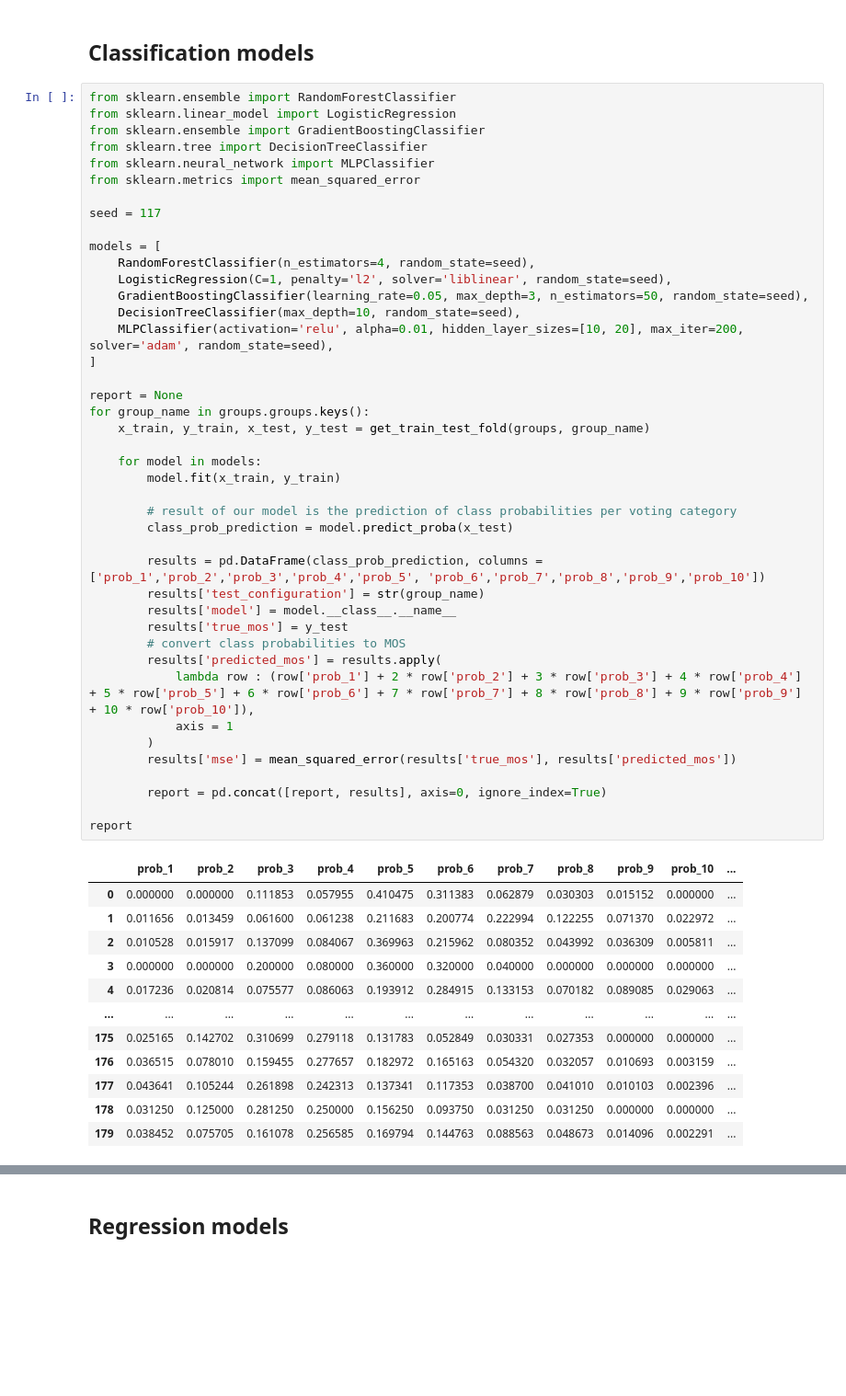
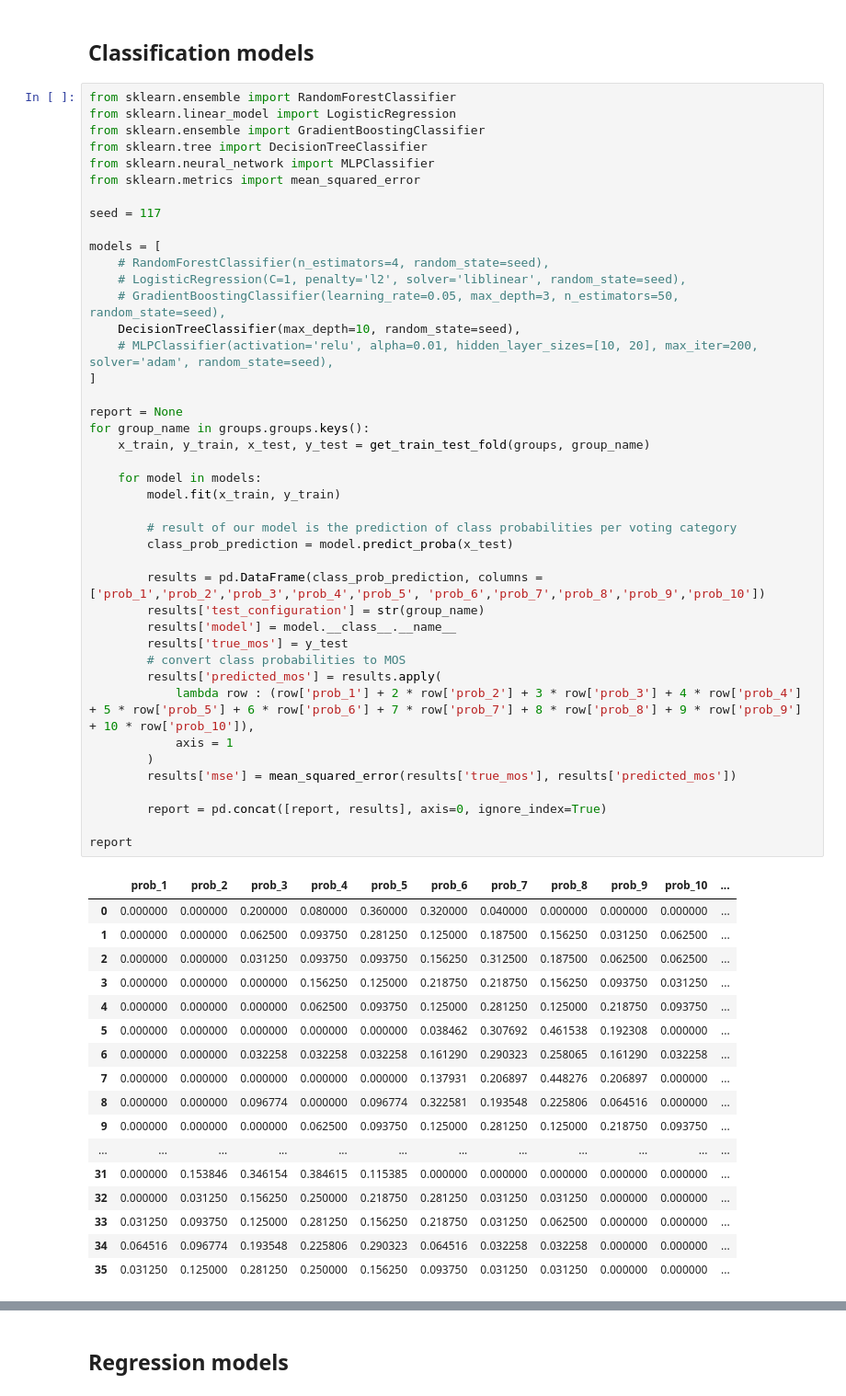
Before and after one commit to minhkstn/PointCloudQoEModels, a Jupyter notebook: point_cloud_qoe_models.ipynb, the cells around one changed output, grey strips where cells are left out. Shown: that part at 92% size. Saved outputs shown, nothing was run; the diff lists cells and outputs as text; blank space fills up the shorter version.

```diff
--- a/point_cloud_qoe_models.ipynb
+++ b/point_cloud_qoe_models.ipynb
@@ -468,47 +468,52 @@ from sklearn.metrics import mean_squared_error
 seed = 117
 
 models = [
-    RandomForestClassifier(n_estimators=4, random_state=seed),
-    LogisticRegression(C=1, penalty='l2', solver='liblinear', random_state=seed),
-    GradientBoostingClassifier(learning_rate=0.05, max_depth=3, n_estimators=50, random_state=seed),
+    # RandomForestClassifier(n_estimators=4, random_state=seed),
+    # LogisticRegression(C=1, penalty='l2', solver='liblinear', random_state=seed),
+    # GradientBoostingClassifier(learning_rate=0.05, max_depth=3, n_estimators=50, random_state=seed),
     DecisionTreeClassifier(max_depth=10, random_state=seed),
-    MLPClassifier(activation='relu', alpha=0.01, hidden_layer_sizes=[10, 20], max_iter=200, solver='adam', random_state=seed),
+    # MLPClassifier(activation='relu', alpha=0.01, hidden_layer_sizes=[10, 20], max_iter=200, solver='adam', random_state=seed),
 ]
 
 report = None
 for group_name in groups.groups.keys():
     x_train, y_train, x_test, y_test = get_train_test_fold(groups, group_name)
 
     for model in models:
         model.fit(x_train, y_train)
 
         # result of our model is the prediction of class probabilities per voting category
         class_prob_prediction = model.predict_proba(x_test)
 
         results = pd.DataFrame(class_prob_prediction, columns = ['prob_1','prob_2','prob_3','prob_4','prob_5', 'prob_6','prob_7','prob_8','prob_9','prob_10'])
         results['test_configuration'] = str(group_name)
         results['model'] = model.__class__.__name__
         results['true_mos'] = y_test
         # convert class probabilities to MOS
         results['predicted_mos'] = results.apply(
             lambda row : (row['prob_1'] + 2 * row['prob_2'] + 3 * row['prob_3'] + 4 * row['prob_4'] + 5 * row['prob_5'] + 6 * row['prob_6'] + 7 * row['prob_7'] + 8 * row['prob_8'] + 9 * row['prob_9'] + 10 * row['prob_10']),
             axis = 1
         )
         results['mse'] = mean_squared_error(results['true_mos'], results['predicted_mos'])
 
         report = pd.concat([report, results], axis=0, ignore_index=True)
 
 report
 # %% [output]
 |  | prob_1 | prob_2 | prob_3 | prob_4 | prob_5 | prob_6 | prob_7 | prob_8 | prob_9 | prob_10 | ... |
-| 0 | 0.000000 | 0.000000 | 0.111853 | 0.057955 | 0.410475 | 0.311383 | 0.062879 | 0.030303 | 0.015152 | 0.000000 | ... |
-| 1 | 0.011656 | 0.013459 | 0.061600 | 0.061238 | 0.211683 | 0.200774 | 0.222994 | 0.122255 | 0.071370 | 0.022972 | ... |
-| 2 | 0.010528 | 0.015917 | 0.137099 | 0.084067 | 0.369963 | 0.215962 | 0.080352 | 0.043992 | 0.036309 | 0.005811 | ... |
-| 3 | 0.000000 | 0.000000 | 0.200000 | 0.080000 | 0.360000 | 0.320000 | 0.040000 | 0.000000 | 0.000000 | 0.000000 | ... |
-| 4 | 0.017236 | 0.020814 | 0.075577 | 0.086063 | 0.193912 | 0.284915 | 0.133153 | 0.070182 | 0.089085 | 0.029063 | ... |
+| 0 | 0.000000 | 0.000000 | 0.200000 | 0.080000 | 0.360000 | 0.320000 | 0.040000 | 0.000000 | 0.000000 | 0.000000 | ... |
+| 1 | 0.000000 | 0.000000 | 0.062500 | 0.093750 | 0.281250 | 0.125000 | 0.187500 | 0.156250 | 0.031250 | 0.062500 | ... |
+| 2 | 0.000000 | 0.000000 | 0.031250 | 0.093750 | 0.093750 | 0.156250 | 0.312500 | 0.187500 | 0.062500 | 0.062500 | ... |
+| 3 | 0.000000 | 0.000000 | 0.000000 | 0.156250 | 0.125000 | 0.218750 | 0.218750 | 0.156250 | 0.093750 | 0.031250 | ... |
+| 4 | 0.000000 | 0.000000 | 0.000000 | 0.062500 | 0.093750 | 0.125000 | 0.281250 | 0.125000 | 0.218750 | 0.093750 | ... |
+| 5 | 0.000000 | 0.000000 | 0.000000 | 0.000000 | 0.000000 | 0.038462 | 0.307692 | 0.461538 | 0.192308 | 0.000000 | ... |
+| 6 | 0.000000 | 0.000000 | 0.032258 | 0.032258 | 0.032258 | 0.161290 | 0.290323 | 0.258065 | 0.161290 | 0.032258 | ... |
+| 7 | 0.000000 | 0.000000 | 0.000000 | 0.000000 | 0.000000 | 0.137931 | 0.206897 | 0.448276 | 0.206897 | 0.000000 | ... |
+| 8 | 0.000000 | 0.000000 | 0.096774 | 0.000000 | 0.096774 | 0.322581 | 0.193548 | 0.225806 | 0.064516 | 0.000000 | ... |
+| 9 | 0.000000 | 0.000000 | 0.000000 | 0.062500 | 0.093750 | 0.125000 | 0.281250 | 0.125000 | 0.218750 | 0.093750 | ... |
 | ... | ... | ... | ... | ... | ... | ... | ... | ... | ... | ... | ... |
-| 175 | 0.025165 | 0.142702 | 0.310699 | 0.279118 | 0.131783 | 0.052849 | 0.030331 | 0.027353 | 0.000000 | 0.000000 | ... |
-| 176 | 0.036515 | 0.078010 | 0.159455 | 0.277657 | 0.182972 | 0.165163 | 0.054320 | 0.032057 | 0.010693 | 0.003159 | ... |
-| 177 | 0.043641 | 0.105244 | 0.261898 | 0.242313 | 0.137341 | 0.117353 | 0.038700 | 0.041010 | 0.010103 | 0.002396 | ... |
-| 178 | 0.031250 | 0.125000 | 0.281250 | 0.250000 | 0.156250 | 0.093750 | 0.031250 | 0.031250 | 0.000000 | 0.000000 | ... |
-| 179 | 0.038452 | 0.075705 | 0.161078 | 0.256585 | 0.169794 | 0.144763 | 0.088563 | 0.048673 | 0.014096 | 0.002291 | ... |
+| 31 | 0.000000 | 0.153846 | 0.346154 | 0.384615 | 0.115385 | 0.000000 | 0.000000 | 0.000000 | 0.000000 | 0.000000 | ... |
+| 32 | 0.000000 | 0.031250 | 0.156250 | 0.250000 | 0.218750 | 0.281250 | 0.031250 | 0.031250 | 0.000000 | 0.000000 | ... |
+| 33 | 0.031250 | 0.093750 | 0.125000 | 0.281250 | 0.156250 | 0.218750 | 0.031250 | 0.062500 | 0.000000 | 0.000000 | ... |
+| 34 | 0.064516 | 0.096774 | 0.193548 | 0.225806 | 0.290323 | 0.064516 | 0.032258 | 0.032258 | 0.000000 | 0.000000 | ... |
+| 35 | 0.031250 | 0.125000 | 0.281250 | 0.250000 | 0.156250 | 0.093750 | 0.031250 | 0.031250 | 0.000000 | 0.000000 | ... |
```
Also changed, not shown: parts of 17 cells of this notebook.
